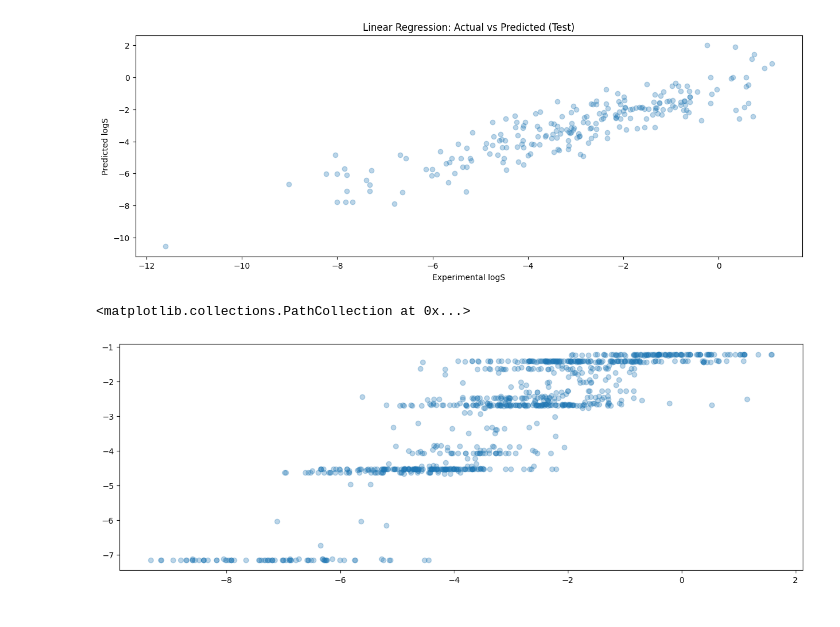
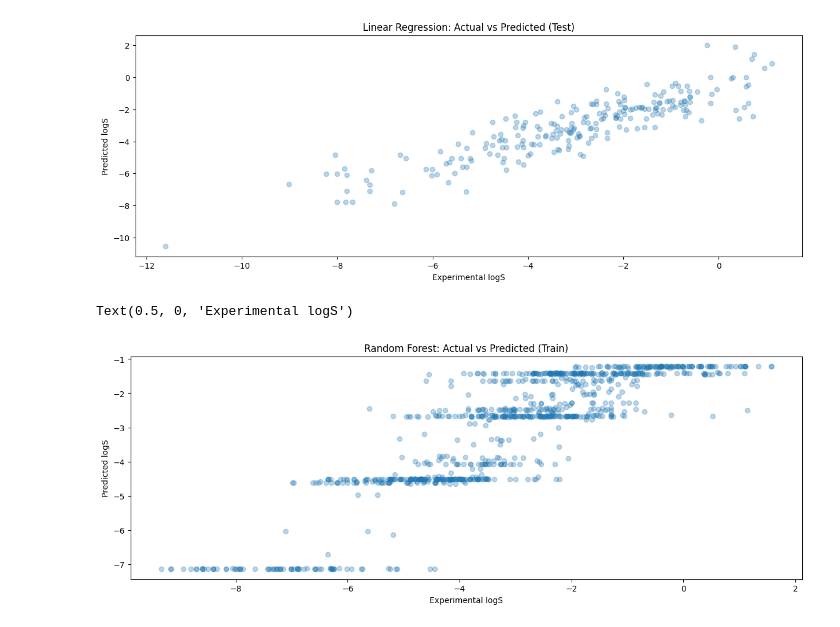
Before and after one commit to Rupesh-AI404/first_ml_project, a Jupyter notebook: first.ipynb, the cells around one changed output. Saved outputs shown, nothing was run; the diff lists cells and outputs as text; code cells hidden in the pictures.

Commit message:
Comparing Models with data visualization

```diff
--- a/first.ipynb
+++ b/first.ipynb
@@ -240,6 +240,9 @@ plt.show()
 # %%
 plt.figure(figsize=(15, 5))
 plt.scatter(x=y_train, y=y_rf_train_pred, alpha = 0.3)
+plt.title('Random Forest: Actual vs Predicted (Train)')
+plt.ylabel('Predicted logS')
+plt.xlabel('Experimental logS')
 # %% [output]
-<matplotlib.collections.PathCollection at 0x...>
+Text(0.5, 0, 'Experimental logS')
-[figure, old version]
+[figure, new version]
```
